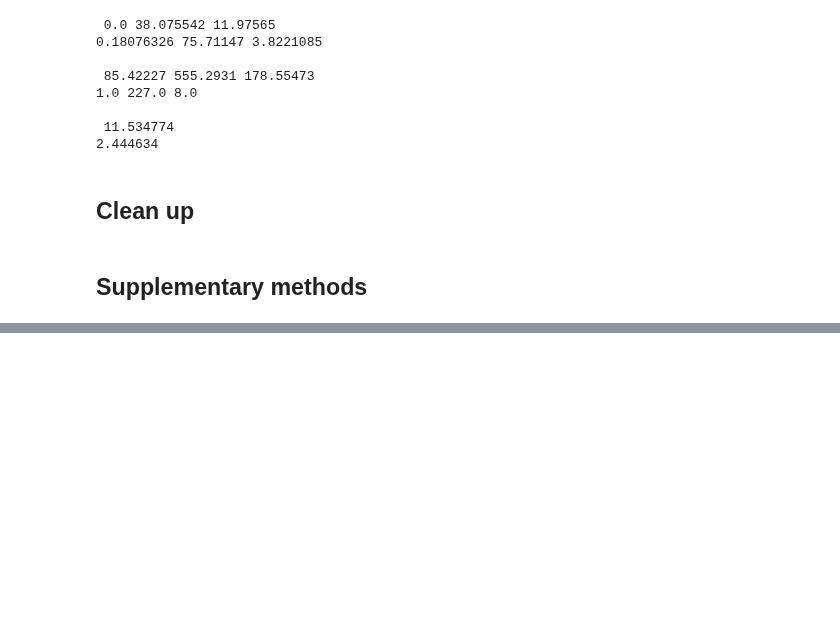
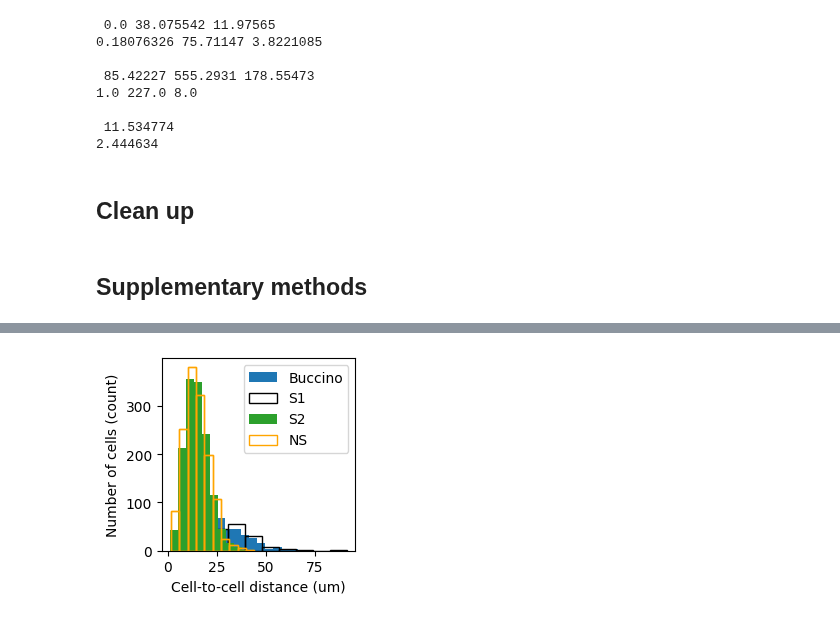
Before and after one commit to steevelaquitaine/spikebias, a Jupyter notebook: notebooks/4_reviews/fig04_pros_of_added_details.ipynb, the cells around one changed output, grey strips where cells are left out. Cells and saved outputs as stored; diff of their text form; code cells hidden in the pictures; blank space fills up the shorter version.

```diff
--- a/notebooks/4_reviews/fig04_pros_of_added_details.ipynb
+++ b/notebooks/4_reviews/fig04_pros_of_added_details.ipynb
@@ -1380,0 +1438,86 @@ array([[ 1.84981922e+01, -1.41523918e+00, -1.44294986e+03],
+# %%
+# plot
+fig, ax = plt.subplots(1,1, figsize=(2.5, 2.5))
+
+# cell pairwise distances Buccino
+GtBuccino = si.load_extractor(GROUND_TRUTH_BUCCINO_PATH)
+loc = GtBuccino.get_property('soma_location')
+d_buccino = cdist(loc, loc, metric='euclidean')
+np.fill_diagonal(d_buccino, np.nan)
+d_buccino = np.nanmin(d_buccino, axis=0)
+ax.hist(d_buccino)
+
+# cell pairwise distances S1
+GtS1 = si.load_extractor(GROUND_TRUTH_S1_PATH)
+loc = GtS1.get_property('soma_position')
+d_s1 = cdist(loc, loc, metric='euclidean')
+np.fill_diagonal(d_s1, np.nan)
+d_s1 = np.nanmin(d_s1, axis=0)
+ax.hist(d_s1, facecolor='None', edgecolor='k')
+
+# cell pairwise distances S2
+GtS2 = si.load_extractor(GROUND_TRUTH_S2_PATH)
+loc = GtS2.get_property('soma_position')
+d_s2 = cdist(loc, loc, metric='euclidean')
+np.fill_diagonal(d_s2, np.nan)
+d_s2 = np.nanmin(d_s2, axis=0)
+ax.hist(d_s2)
+
+# cell pairwise distances NS
+GtNS = si.load_extractor(GROUND_TRUTH_NS_PATH)
+d_ns = get_cell_to_cell_distances(GtNS)
+np.fill_diagonal(d_ns, np.nan)
+d_ns = np.nanmin(d_ns, axis=0)
+
+ax.hist(d_ns, facecolor='None', edgecolor='orange');
+ax.set_xlabel('Cell-to-cell distance (um)');
+ax.set_ylabel('Number of cells (count)');
+ax.legend(['Buccino', 'S1', 'NS'])
+
+print('Mean cell distance:')
+print('Buccino:', d_buccino.mean(), 'um')
+print('S1:', d_s1.mean(), 'um')
+print('S2:', d_s2.mean(), 'um')
+print('NS:', d_ns.mean(), 'um')
+
+print('\nMinimum cell distance:')
+print('Buccino:', d_buccino.min(), 'um')
+print('S1:', d_s1.min(), 'um')
+print('S2:', d_s2.min(), 'um')
+print('NS:', d_ns.min(), 'um')
+
+print('\nMaximum cell distance:')
+print('Buccino:', d_buccino.max(), 'um')
+print('S1:', d_s1.max(), 'um')
+print('S2:', d_s2.max(), 'um')
+print('NS:', d_ns.max(), 'um')
+
+# cell pairwise distances NS
+GtNS = si.load_extractor(GROUND_TRUTH_NS_PATH)
+d_ns = get_cell_to_cell_distances(GtNS)
+np.fill_diagonal(d_ns, np.nan)
+d_ns = np.nanmin(d_ns, axis=0)
+
+ax.hist(d_ns, facecolor='None', edgecolor='orange');
+ax.set_xlabel('Cell-to-cell distance (um)');
+ax.set_ylabel('Number of cells (count)');
+ax.legend(['Buccino', 'S1', 'S2', 'NS'])
+
+print('\nMean cell distance:')
+print('Buccino:', d_buccino.mean(), 'um')
+print('S1:', d_s1.mean(), 'um')
+print('S2:', d_s2.mean(), 'um')
+print('NS:', d_ns.mean(), 'um')
+
+print('\nMinimum cell distance:')
+print('Buccino:', d_buccino.min(), 'um')
+print('S1:', d_s1.min(), 'um')
+print('S2:', d_s2.min(), 'um')
+print('NS:', d_ns.min(), 'um')
+
+print('\nMaximum cell distance:')
+print('Buccino:', d_buccino.max(), 'um')
+print('S1:', d_s1.max(), 'um')
+print('S2:', d_s2.max(), 'um')
+print('NS:', d_ns.max(), 'um')
+# %% [output]
@@ -1380,0 +1541 @@ array([[ 1.84981922e+01, -1.41523918e+00, -1.44294986e+03],
+[figure, added]
```
Also changed, not shown: parts of 33 cells of this notebook, 8 other files.
